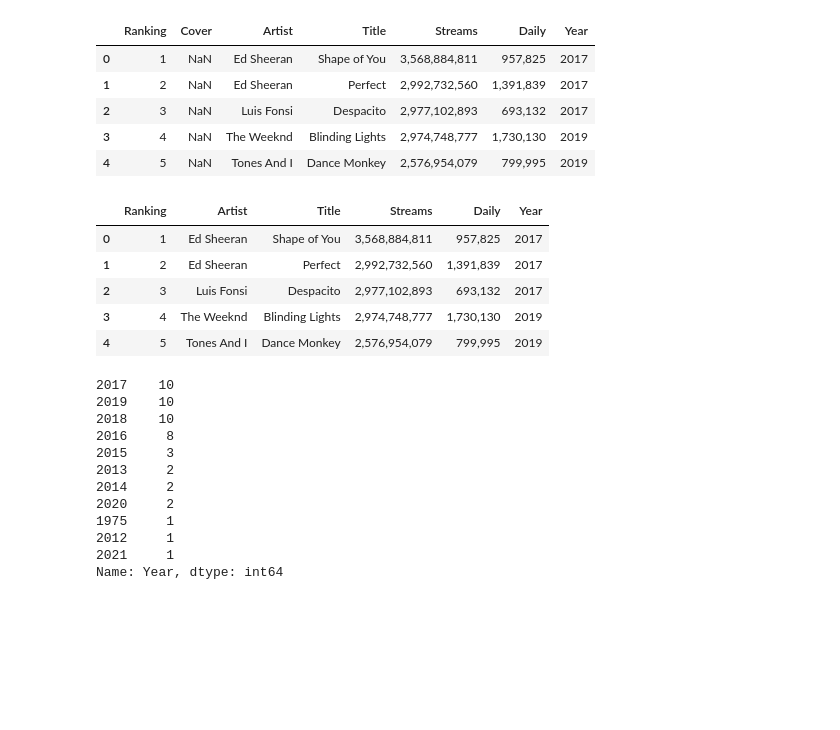
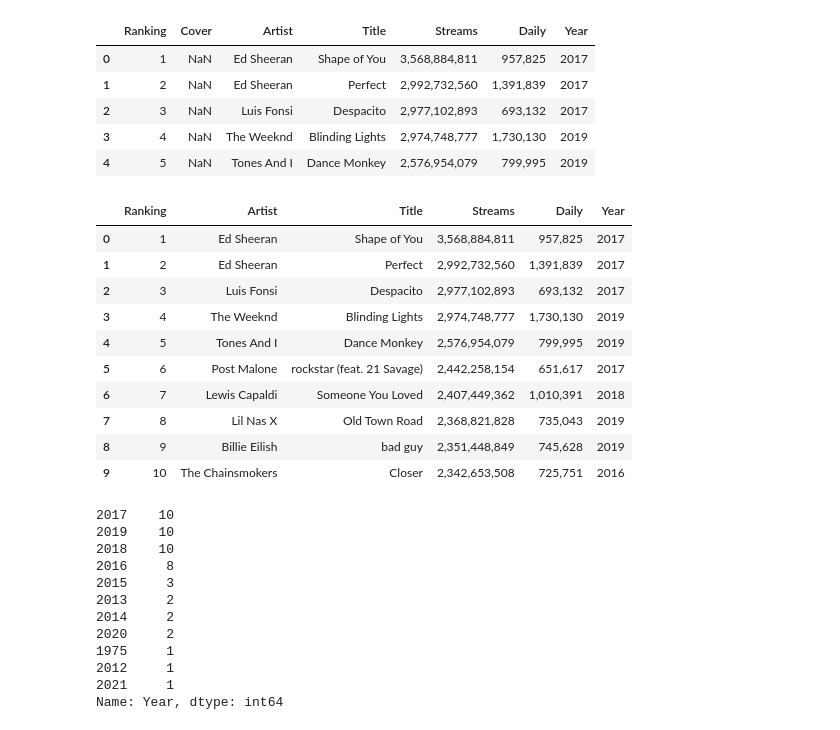
Before and after one commit to dianaagustinaf/spotidata-project, a Jupyter notebook: SpotiData_Analysis.ipynb, the cells around one changed output. Drawn from its saved outputs; the diff is of its cells as text; code cells hidden in the pictures; blank space fills up the shorter version.

```diff
--- a/SplitAnalysis/1-most-streamed-songs.ipynb
+++ b/SpotiData_Analysis.ipynb
@@ -35,15 +35,21 @@ songs_csv.head()
 | 4 | 5 | NaN | Tones And I | Dance Monkey | 2,576,954,079 | 799,995 | 2019 |
 # %%
 # remove columns we don't need
+# plus TOP 10
 songs = songs_csv[["Ranking","Artist","Title","Streams","Daily","Year"]]
-songs.head()
+songs.head(10)
 # %% [output]
 |  | Ranking | Artist | Title | Streams | Daily | Year |
 | 0 | 1 | Ed Sheeran | Shape of You | 3,568,884,811 | 957,825 | 2017 |
 | 1 | 2 | Ed Sheeran | Perfect | 2,992,732,560 | 1,391,839 | 2017 |
 | 2 | 3 | Luis Fonsi | Despacito | 2,977,102,893 | 693,132 | 2017 |
 | 3 | 4 | The Weeknd | Blinding Lights | 2,974,748,777 | 1,730,130 | 2019 |
 | 4 | 5 | Tones And I | Dance Monkey | 2,576,954,079 | 799,995 | 2019 |
+| 5 | 6 | Post Malone | rockstar (feat. 21 Savage) | 2,442,258,154 | 651,617 | 2017 |
+| 6 | 7 | Lewis Capaldi | Someone You Loved | 2,407,449,362 | 1,010,391 | 2018 |
+| 7 | 8 | Lil Nas X | Old Town Road | 2,368,821,828 | 735,043 | 2019 |
+| 8 | 9 | Billie Eilish | bad guy | 2,351,448,849 | 745,628 | 2019 |
+| 9 | 10 | The Chainsmokers | Closer | 2,342,653,508 | 725,751 | 2016 |
 # %%
 # from which year are the most played songs on spotify?
 years = songs["Year"].value_counts()
```
Also changed, not shown: parts of 2 cells of this notebook, 1 other file.
